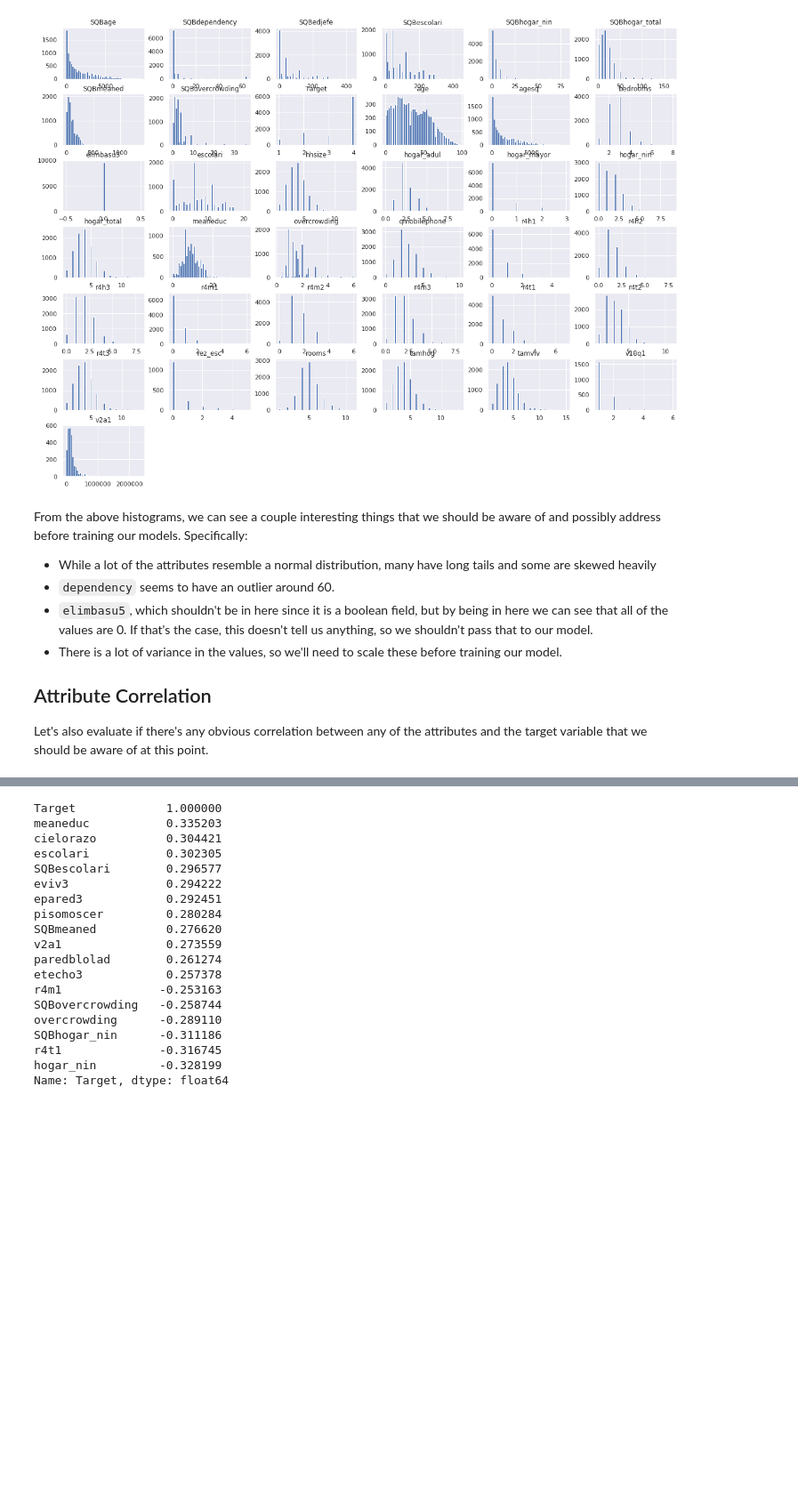
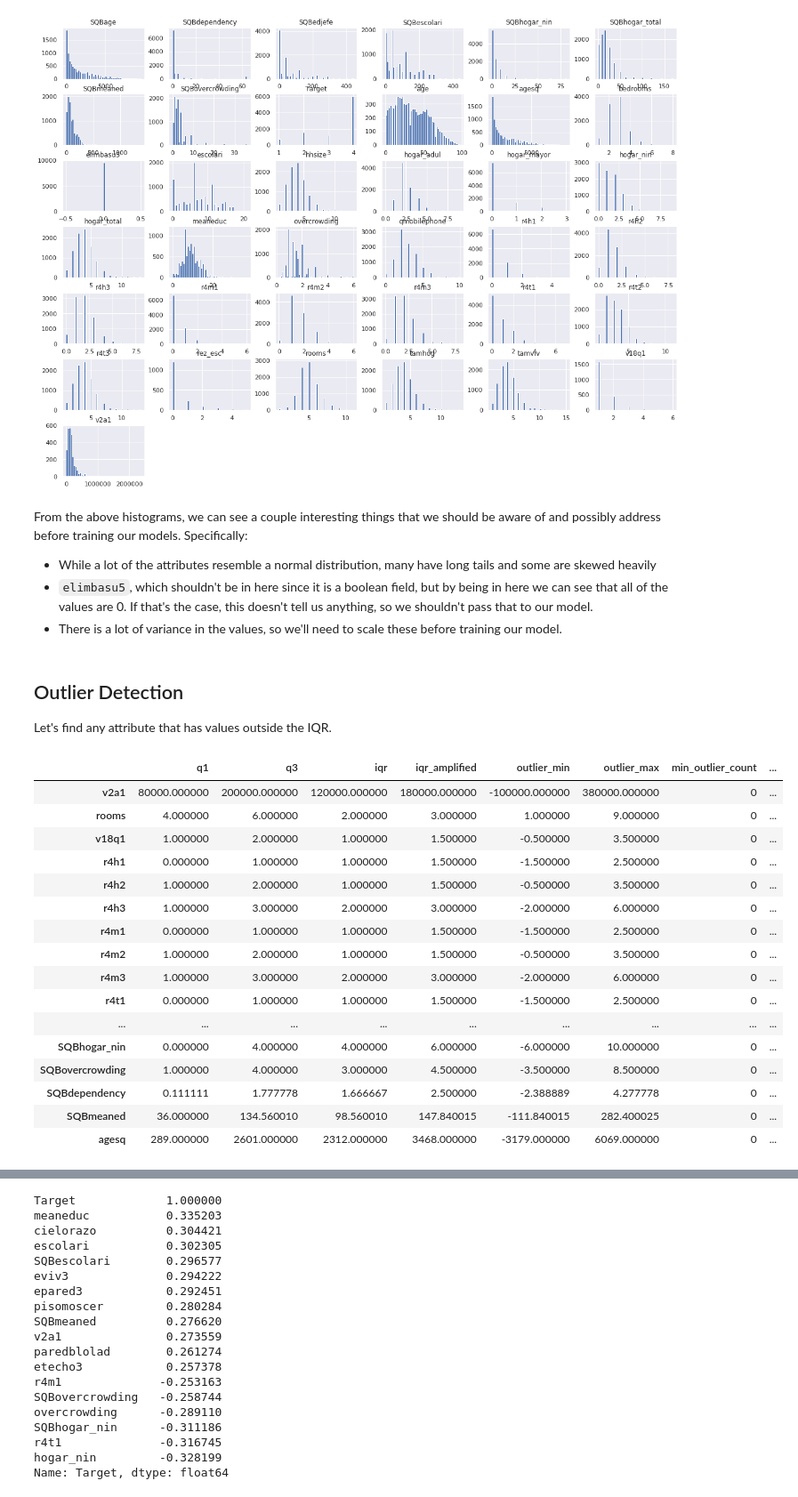
Before and after one commit to treybean/costa-rican-poverty, a Jupyter notebook: notebooks/notebook.ipynb, the cells around one changed output, grey strips where cells are left out. Shown: that part at 89% size. Cells and saved outputs as stored; diff of their text form; code cells hidden in the pictures; blank space fills up the shorter version.

Commit message:
Begin exploring outliers

```diff
--- a/notebooks/notebook.ipynb
+++ b/notebooks/notebook.ipynb
@@ -119,9 +119,45 @@ plt.show()
 From the above histograms, we can see a couple interesting things that we should be aware of and possibly address before training our models. Specifically:
 
 * While a lot of the attributes resemble a normal distribution, many have long tails and some are skewed heavily
-* `dependency` seems to have an outlier around 60.
 * `elimbasu5`, which shouldn't be in here since it is a boolean field, but by being in here we can see that all of the values are 0. If that's the case, this doesn't tell us anything, so we shouldn't pass that to our model.
 * There is a lot of variance in the values, so we'll need to scale these before training our model.
-
-## Attribute Correlation
-Let's also evaluate if there's any obvious correlation between any of the attributes and the target variable that we should be aware of at this point.
+# %% [markdown]
+## Outlier Detection
+Let's find any attribute that has values outside the IQR.
+# %%
+q1s = train[numeric_non_boolean_attributes].quantile(0.25)
+q3s = train[numeric_non_boolean_attributes].quantile(0.75)
+
+iqrs = pd.DataFrame([q1s, q3s], index=['q1', 'q3']).transpose().drop('Target')
+iqrs['iqr'] = iqrs.q3 - iqrs.q1
+iqrs['iqr_amplified'] = iqrs.iqr * 1.5
+iqrs['outlier_min'] = iqrs.q1 - iqrs.iqr_amplified
+iqrs['outlier_max'] = iqrs.q3 + iqrs.iqr_amplified
+
+def min_outlier_count(iqr_row):
+    return len(train[train[iqr_row.name] < iqrs.loc[[iqr_row.name]].outlier_min[0]])
+
+def max_outlier_count(iqr_row):
+    return len(train[train[iqr_row.name] > iqrs.loc[[iqr_row.name]].outlier_max[0]])
+
+iqrs['min_outlier_count'] = iqrs.apply(min_outlier_count, axis=1)
+iqrs['max_outlier_count'] = iqrs.apply(max_outlier_count, axis=1)
+iqrs[(iqrs.min_outlier_count > 0) | (iqrs.max_outlier_count > 0)]
+# %% [output]
+|  | q1 | q3 | iqr | iqr_amplified | outlier_min | outlier_max | min_outlier_count | ... |
+| v2a1 | 80000.000000 | 200000.000000 | 120000.000000 | 180000.000000 | -100000.000000 | 380000.000000 | 0 | ... |
+| rooms | 4.000000 | 6.000000 | 2.000000 | 3.000000 | 1.000000 | 9.000000 | 0 | ... |
+| v18q1 | 1.000000 | 2.000000 | 1.000000 | 1.500000 | -0.500000 | 3.500000 | 0 | ... |
+| r4h1 | 0.000000 | 1.000000 | 1.000000 | 1.500000 | -1.500000 | 2.500000 | 0 | ... |
+| r4h2 | 1.000000 | 2.000000 | 1.000000 | 1.500000 | -0.500000 | 3.500000 | 0 | ... |
+| r4h3 | 1.000000 | 3.000000 | 2.000000 | 3.000000 | -2.000000 | 6.000000 | 0 | ... |
+| r4m1 | 0.000000 | 1.000000 | 1.000000 | 1.500000 | -1.500000 | 2.500000 | 0 | ... |
+| r4m2 | 1.000000 | 2.000000 | 1.000000 | 1.500000 | -0.500000 | 3.500000 | 0 | ... |
+| r4m3 | 1.000000 | 3.000000 | 2.000000 | 3.000000 | -2.000000 | 6.000000 | 0 | ... |
+| r4t1 | 0.000000 | 1.000000 | 1.000000 | 1.500000 | -1.500000 | 2.500000 | 0 | ... |
+| ... | ... | ... | ... | ... | ... | ... | ... | ... |
+| SQBhogar_nin | 0.000000 | 4.000000 | 4.000000 | 6.000000 | -6.000000 | 10.000000 | 0 | ... |
+| SQBovercrowding | 1.000000 | 4.000000 | 3.000000 | 4.500000 | -3.500000 | 8.500000 | 0 | ... |
+| SQBdependency | 0.111111 | 1.777778 | 1.666667 | 2.500000 | -2.388889 | 4.277778 | 0 | ... |
+| SQBmeaned | 36.000000 | 134.560010 | 98.560010 | 147.840015 | -111.840015 | 282.400025 | 0 | ... |
+| agesq | 289.000000 | 2601.000000 | 2312.000000 | 3468.000000 | -3179.000000 | 6069.000000 | 0 | ... |
```
Also changed, not shown: parts of 20 cells of this notebook.
